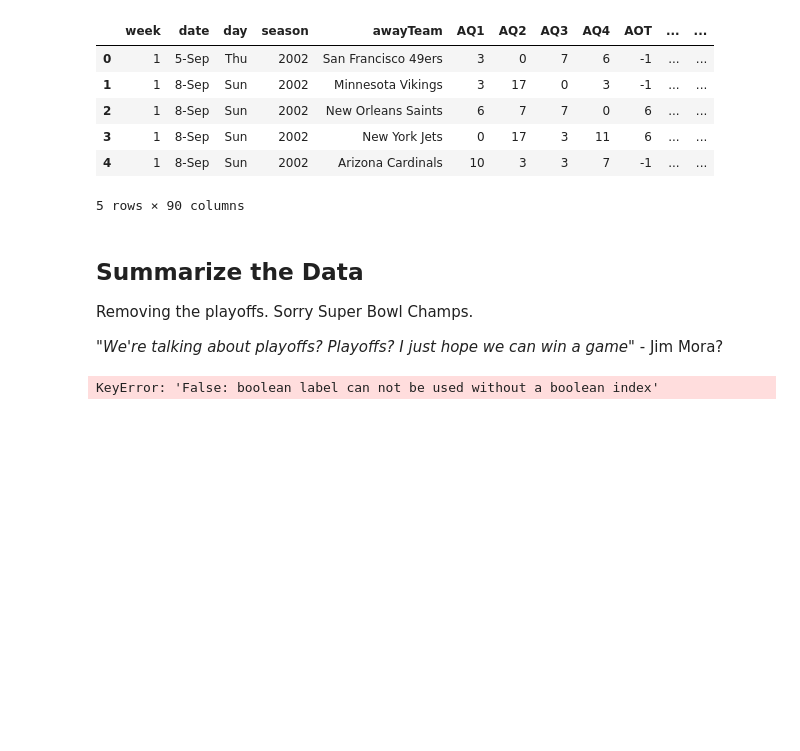
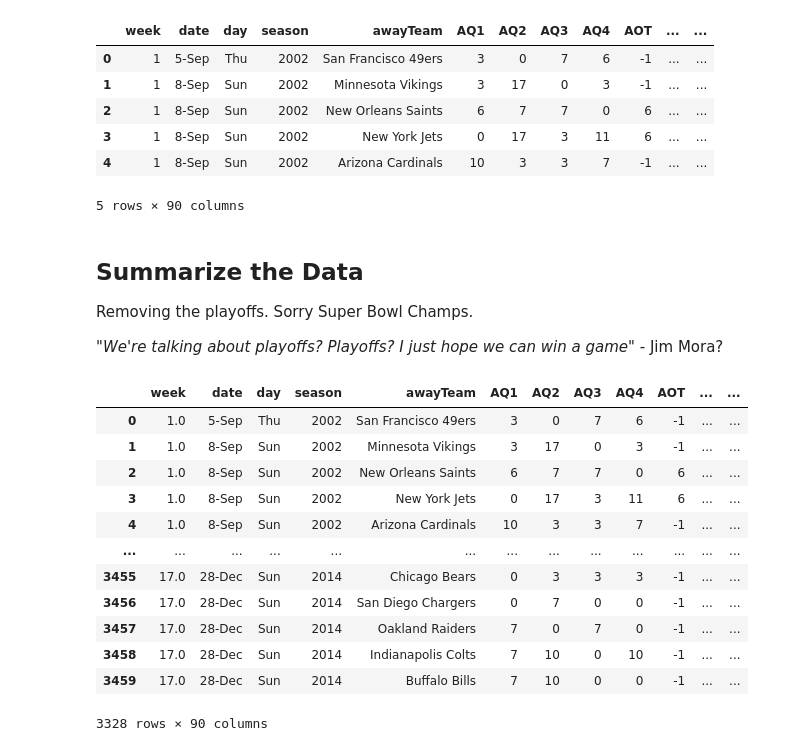
Before and after one commit to evandwh/ST554---Spring-2026---NCSU, a Jupyter notebook: Whitfield_ST554_HW4.ipynb, the cells around one changed output. Drawn from its saved outputs; the diff is of its cells as text; code cells hidden in the pictures; blank space fills up the shorter version.

```diff
--- a/Whitfield_ST554_HW4.ipynb
+++ b/Whitfield_ST554_HW4.ipynb
@@ -459,7 +459,26 @@ Removing the playoffs. Sorry Super Bowl Champs.
 
 
 *"We're talking about playoffs? Playoffs? I just hope we can win a game"* - Jim Mora?
-# %%
-NFL_RS_data = NFL_data.loc[["week"] = ]
-# %% [output]
-KeyError: 'False: boolean label can not be used without a boolean index'
+# %%
+#Make a copy to not mess with original data
+NFL_RS_data = NFL_data.copy()
+
+#Setting week to numeric instead of strings. This was causing me problems with removing playoffs.
+NFL_RS_data["week"] = pd.to_numeric(NFL_data["week"], errors="coerce")
+NFL_RS_data = NFL_RS_data[NFL_data["week"].between(1, 18)]
+
+NFL_RS_data
+# %% [output]
+|  | week | date | day | season | awayTeam | AQ1 | AQ2 | AQ3 | AQ4 | AOT | ... | ... |
+| 0 | 1.0 | 5-Sep | Thu | 2002 | San Francisco 49ers | 3 | 0 | 7 | 6 | -1 | ... | ... |
+| 1 | 1.0 | 8-Sep | Sun | 2002 | Minnesota Vikings | 3 | 17 | 0 | 3 | -1 | ... | ... |
+| 2 | 1.0 | 8-Sep | Sun | 2002 | New Orleans Saints | 6 | 7 | 7 | 0 | 6 | ... | ... |
+| 3 | 1.0 | 8-Sep | Sun | 2002 | New York Jets | 0 | 17 | 3 | 11 | 6 | ... | ... |
+| 4 | 1.0 | 8-Sep | Sun | 2002 | Arizona Cardinals | 10 | 3 | 3 | 7 | -1 | ... | ... |
+| ... | ... | ... | ... | ... | ... | ... | ... | ... | ... | ... | ... | ... |
+| 3455 | 17.0 | 28-Dec | Sun | 2014 | Chicago Bears | 0 | 3 | 3 | 3 | -1 | ... | ... |
+| 3456 | 17.0 | 28-Dec | Sun | 2014 | San Diego Chargers | 0 | 7 | 0 | 0 | -1 | ... | ... |
+| 3457 | 17.0 | 28-Dec | Sun | 2014 | Oakland Raiders | 7 | 0 | 7 | 0 | -1 | ... | ... |
+| 3458 | 17.0 | 28-Dec | Sun | 2014 | Indianapolis Colts | 7 | 10 | 0 | 10 | -1 | ... | ... |
+| 3459 | 17.0 | 28-Dec | Sun | 2014 | Buffalo Bills | 7 | 10 | 0 | 0 | -1 | ... | ... |
+3328 rows × 90 columns
```
Also changed, not shown: parts of 7 cells of this notebook.
